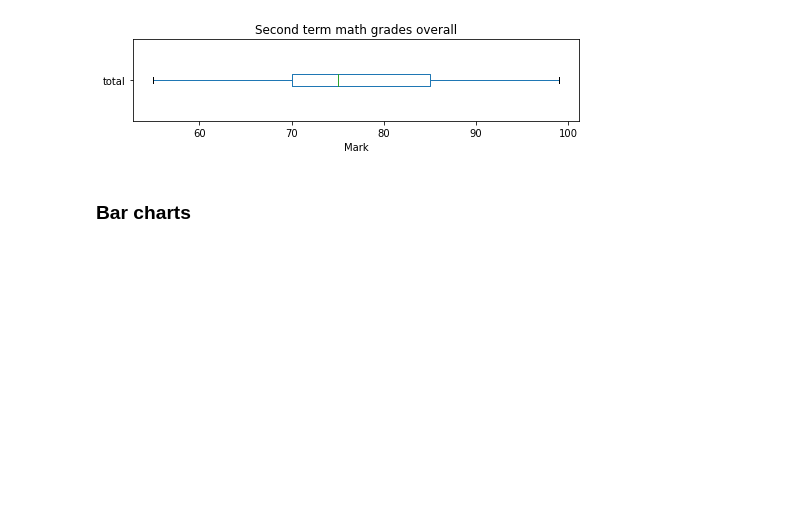
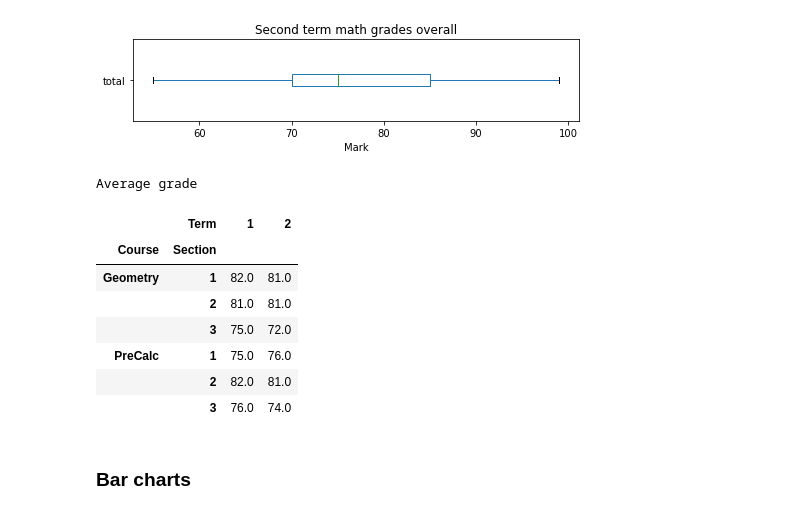
Before and after one commit to chrishuson/chrishuson.github.io, a Jupyter notebook: templates/stats-slide-deck.ipynb, the cells around one changed output. Cells and saved outputs as stored; diff of their text form; code cells hidden in the pictures; blank space fills up the shorter version.

```diff
--- a/templates/stats-slide-deck.ipynb
+++ b/templates/stats-slide-deck.ipynb
@@ -213,6 +213,19 @@ plt.title('Second term math grades overall')
 plt.xlabel('Mark');
 # %% [output]
 [figure]
+# %%
+print('Average grade')
+marks.groupby(['Course', 'Term', 'Section']).agg('mean')[['Mark']].round(0).pivot_table(index=['Course', 'Section'], columns=['Term'], values='Mark')
+# %% [output]
+Average grade
+|  | Term | 1 | 2 |
+| Course | Section |  |  |
+| Geometry | 1 | 82.0 | 81.0 |
+|  | 2 | 81.0 | 81.0 |
+|  | 3 | 75.0 | 72.0 |
+| PreCalc | 1 | 75.0 | 76.0 |
+|  | 2 | 82.0 | 81.0 |
+|  | 3 | 76.0 | 74.0 |
 # %% [markdown]
 ### Bar charts
 # %%
```
Also changed, not shown: parts of 4 cells of this notebook, 5 other files.
